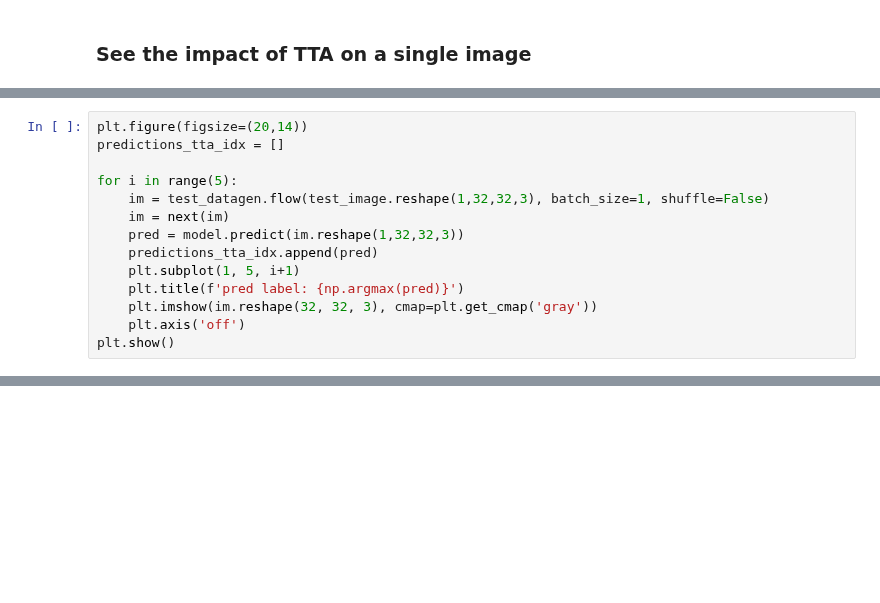
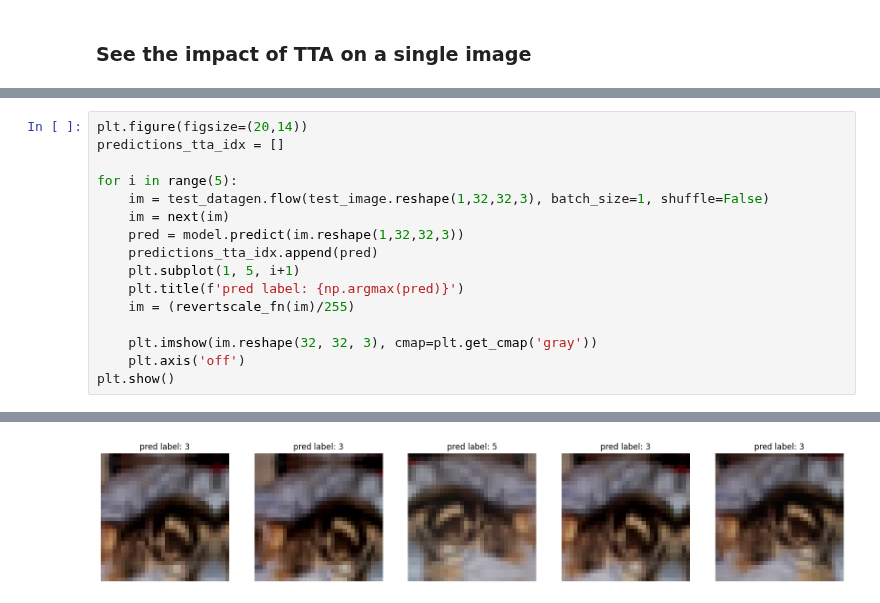
Before and after one commit to RachelRamirez/tta, a Jupyter notebook: TTA_experiments_only.ipynb, the cells around one changed output, grey strips where cells are left out. Saved outputs shown, nothing was run; the diff lists cells and outputs as text; blank space fills up the shorter version.

```diff
--- a/TTA_experiments_only.ipynb
+++ b/TTA_experiments_only.ipynb
@@ -635,6 +705,9 @@ for i in range(5):
     predictions_tta_idx.append(pred)
     plt.subplot(1, 5, i+1)
     plt.title(f'pred label: {np.argmax(pred)}')
+    im = (revertscale_fn(im)/255)
+
     plt.imshow(im.reshape(32, 32, 3), cmap=plt.get_cmap('gray'))
     plt.axis('off')
 plt.show()
+# %% [output]
@@ -641,3 +719,4 @@ plt.show()
+[figure, added]
 # %%
 final_pred_idx = np.mean(predictions_tta_idx, axis=0)
 print(f'final pred: {np.argmax(final_pred_idx)}')
```
Also changed, not shown: parts of 22 cells of this notebook.
